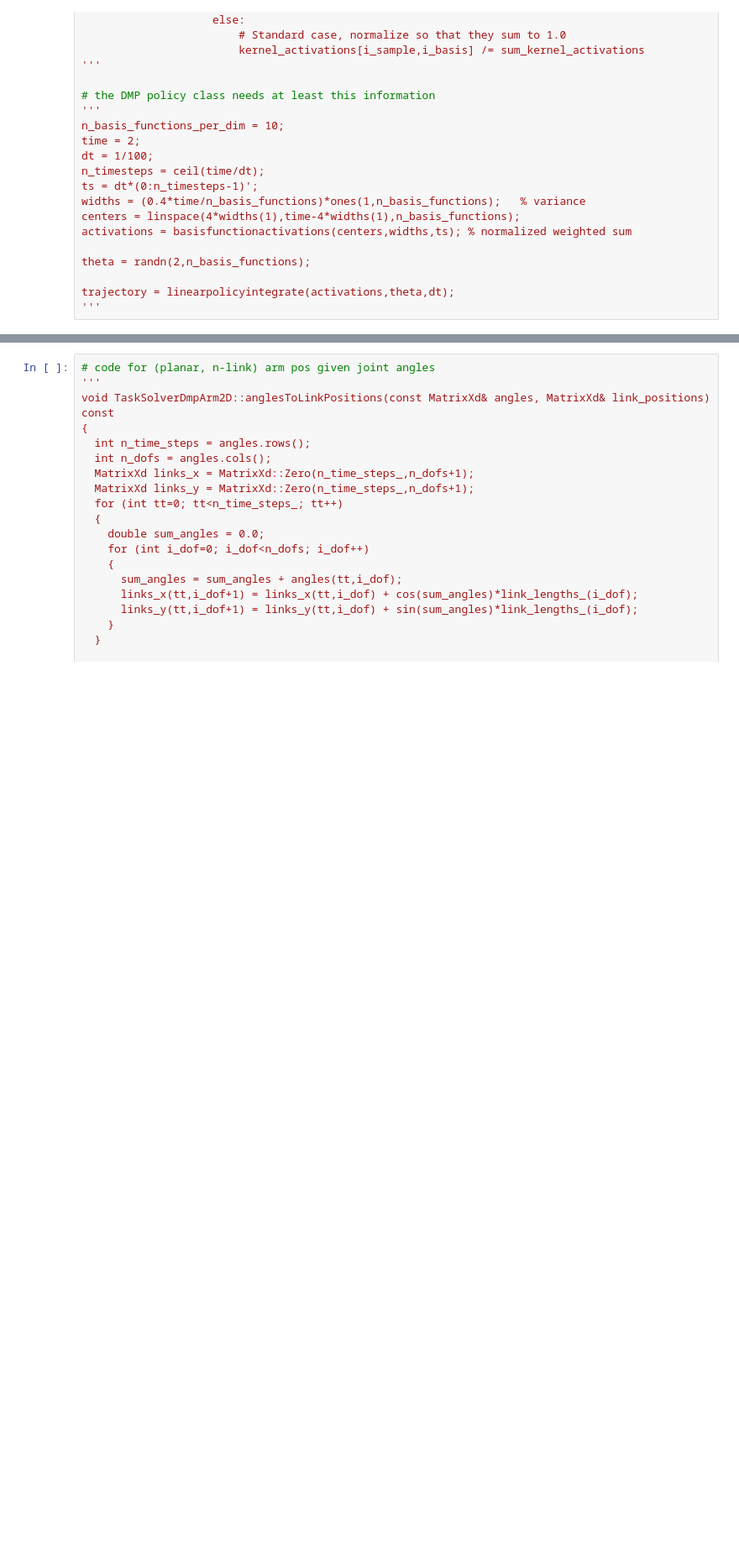
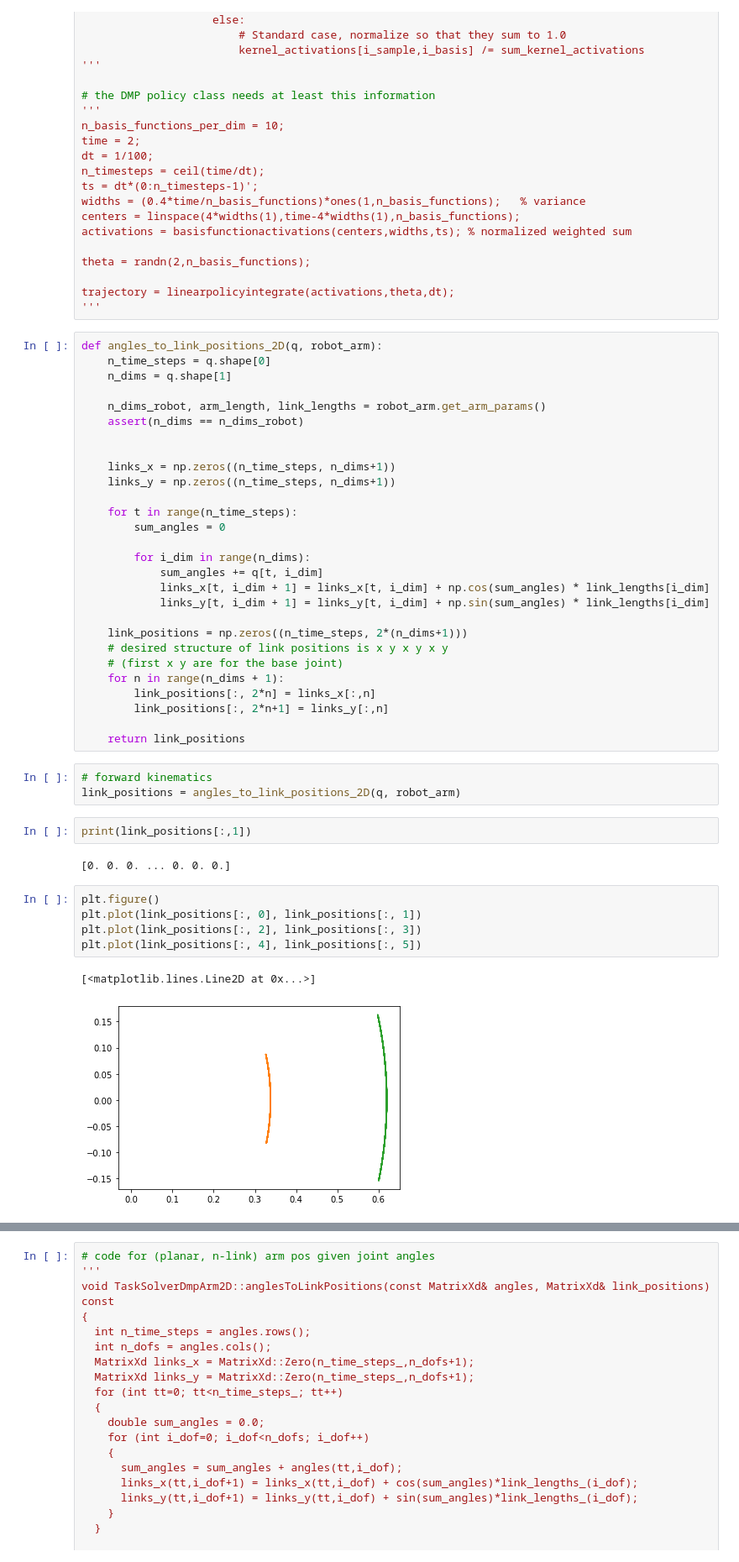
Before and after one commit to pranshumalik14/intuitive-arm-reach, a Jupyter notebook: notebooks/dmp_pdff_kinematic_sim_demo.ipynb, the cells around one changed output, grey strips where cells are left out. Shown at 84% size. Cells and saved outputs as stored; diff of their text form; blank space fills up the shorter version.

Commit message:
Added an animation example and wrote code for forward kinematics

```diff
--- a/notebooks/dmp_pdff_kinematic_sim_demo.ipynb
+++ b/notebooks/dmp_pdff_kinematic_sim_demo.ipynb
@@ -233,3 +211,46 @@ theta = randn(2,n_basis_functions);
 
 trajectory = linearpolicyintegrate(activations,theta,dt);
 '''
+# %%
+def angles_to_link_positions_2D(q, robot_arm):
+    n_time_steps = q.shape[0]
+    n_dims = q.shape[1]
+
+    n_dims_robot, arm_length, link_lengths = robot_arm.get_arm_params()
+    assert(n_dims == n_dims_robot)
+
+
+    links_x = np.zeros((n_time_steps, n_dims+1))
+    links_y = np.zeros((n_time_steps, n_dims+1))
+
+    for t in range(n_time_steps):
+        sum_angles = 0
+
+        for i_dim in range(n_dims):
+            sum_angles += q[t, i_dim]
+            links_x[t, i_dim + 1] = links_x[t, i_dim] + np.cos(sum_angles) * link_lengths[i_dim]
+            links_y[t, i_dim + 1] = links_y[t, i_dim] + np.sin(sum_angles) * link_lengths[i_dim]
+
+    link_positions = np.zeros((n_time_steps, 2*(n_dims+1)))
+    # desired structure of link positions is x y x y x y
+    # (first x y are for the base joint)
+    for n in range(n_dims + 1):
+        link_positions[:, 2*n] = links_x[:,n]
+        link_positions[:, 2*n+1] = links_y[:,n]
+
+    return link_positions
+# %%
+# forward kinematics
+link_positions = angles_to_link_positions_2D(q, robot_arm)
+# %%
+print(link_positions[:,1])
+# %% [output]
+[0. 0. 0. ... 0. 0. 0.]
+# %%
+plt.figure()
+plt.plot(link_positions[:, 0], link_positions[:, 1])
+plt.plot(link_positions[:, 2], link_positions[:, 3])
+plt.plot(link_positions[:, 4], link_positions[:, 5])
+# %% [output]
+[<matplotlib.lines.Line2D at 0x...>]
+[figure, added]
```
Also changed, not shown: parts of 4 cells of this notebook.
